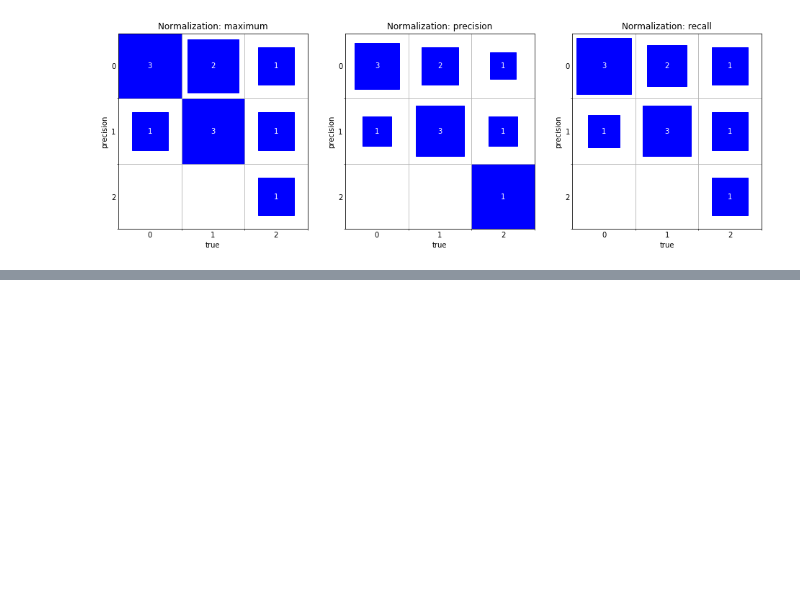
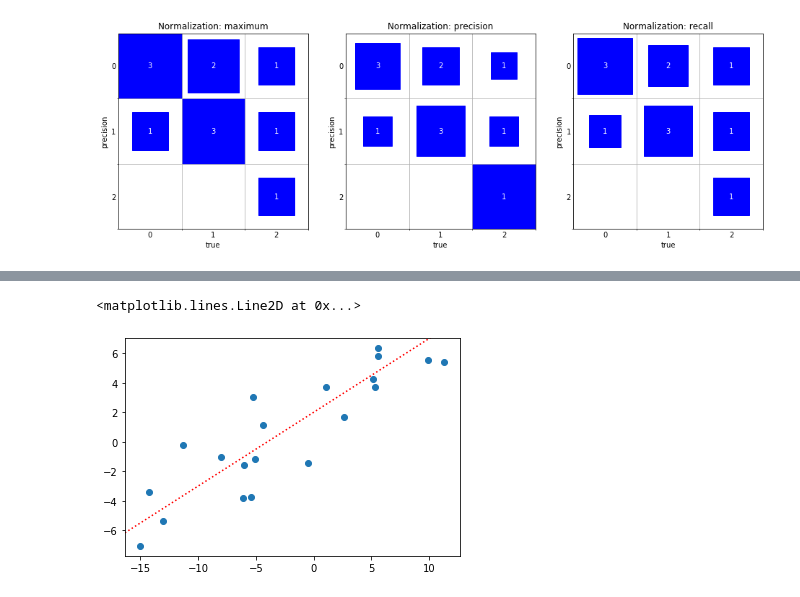
Before and after one commit to jackbenn/graphing_tools, a Jupyter notebook: Usage.ipynb, the cells around one changed output, grey strips where cells are left out. Cells and saved outputs as stored; diff of their text form; code cells hidden in the pictures; blank space fills up the shorter version.

Commit message:
clean up Usage and add diagonal-line example

```diff
--- a/Usage.ipynb
+++ b/Usage.ipynb
@@ -77,0 +98,10 @@ for ax, normalization in zip(axs, ['maximum','precision', 'recall']):
+# %%
+x = stats.norm(-5, 10).rvs(20)
+y = 2 + 0.5 * x + stats.norm(0, 3).rvs(20)
+
+fig, ax = plt.subplots()
+ax.scatter(x, y)
+tools.axdline(ax, 0.5, 2, c='red', ls=':')
+# %% [output]
+<matplotlib.lines.Line2D at 0x...>
+[figure, added]
```
Also changed, not shown: parts of 7 cells of this notebook, 1 other file.
